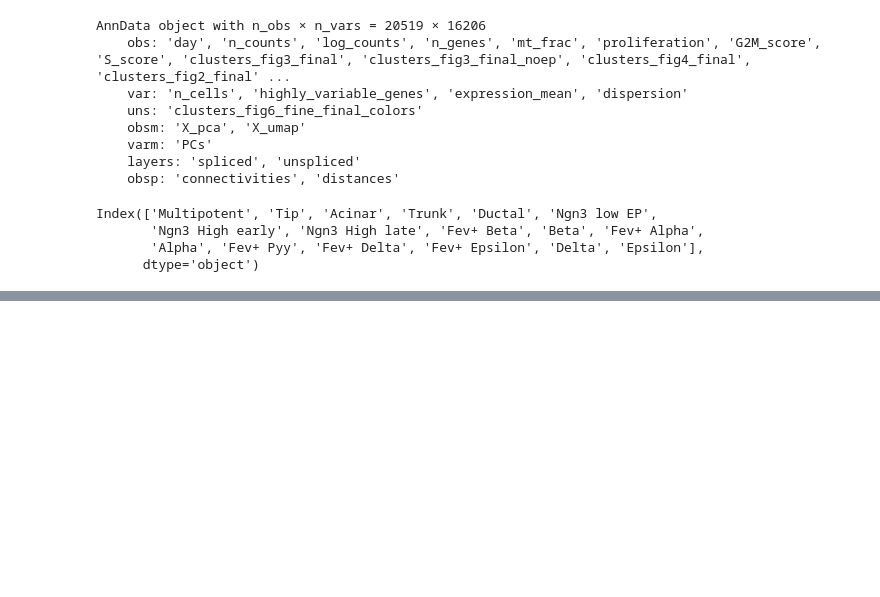
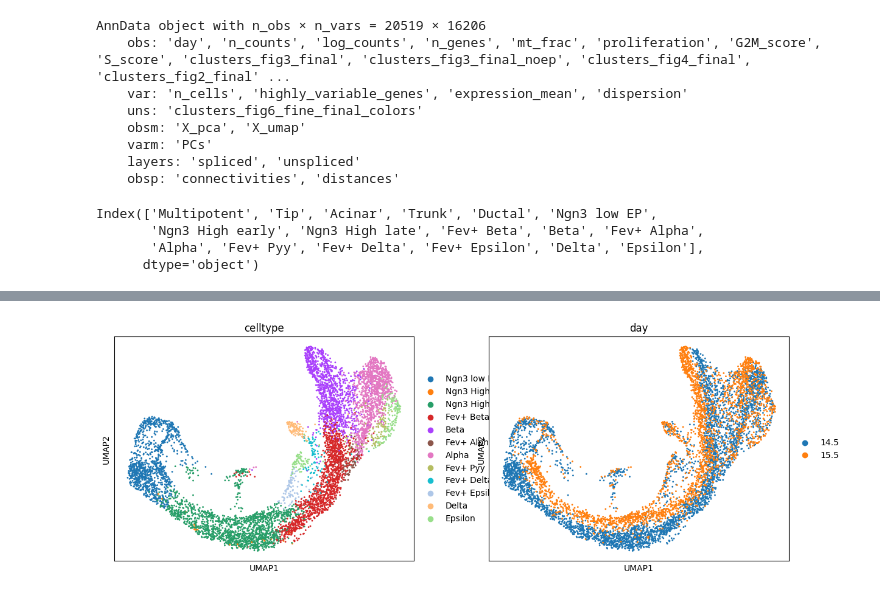
Before and after one commit to MUCDK/genot, a Jupyter notebook: notebooks/preprocessing/preprocess_pancreas_data.ipynb, the cells around one changed output, grey strips where cells are left out. Saved outputs shown, nothing was run; the diff lists cells and outputs as text; code cells hidden in the pictures; blank space fills up the shorter version.

```diff
--- a/notebooks/preprocessing/preprocess_pancreas_data.ipynb
+++ b/notebooks/preprocessing/preprocess_pancreas_data.ipynb
@@ -42 +42,5 @@ sc.pl.umap(adata_endocrine, color=["celltype", "day"])
+# %%
+sc.pl.umap(adata_endocrine, color=["celltype", "day"])
+# %% [output]
+[figure, added]
 # %%
```
Also changed, not shown: parts of 4 cells of this notebook, 17 other files.
